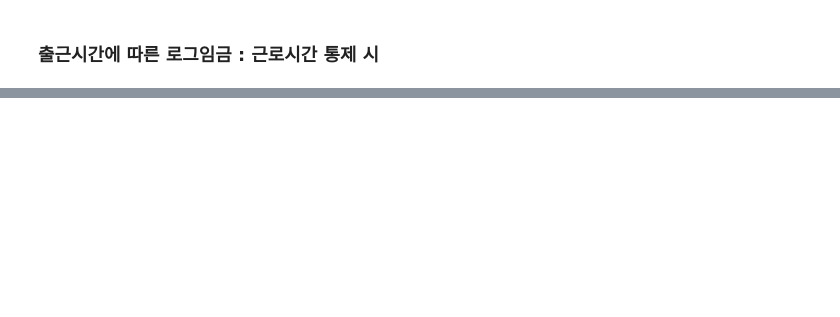
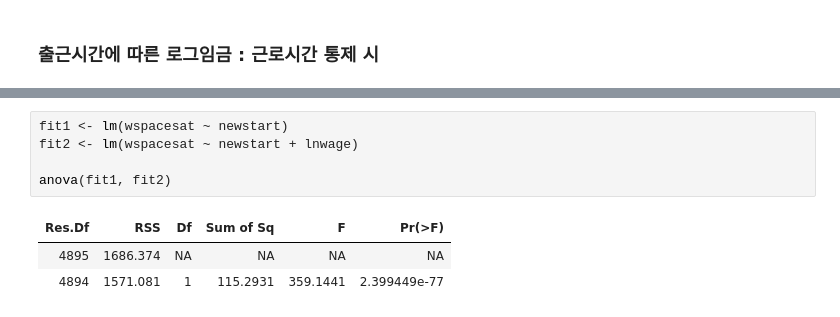
Before and after one commit to euneestella/khu_sda_project, a Jupyter notebook: data_analysis.ipynb, the cells around one changed output, grey strips where cells are left out. Saved outputs shown, nothing was run; the diff lists cells and outputs as text; blank space fills up the shorter version.

```diff
--- a/data_analysis.ipynb
+++ b/data_analysis.ipynb
@@ -291,0 +426,9 @@ F-statistic: 169.8 on 2 and 4889 DF,  p-value: < 2.2e-16
+# %%
+fit1 <- lm(wspacesat ~ newstart)
+fit2 <- lm(wspacesat ~ newstart + lnwage)
+
+anova(fit1, fit2)
+# %% [output]
+| Res.Df | RSS | Df | Sum of Sq | F | Pr(>F) |
+| 4895 | 1686.374 | NA | NA | NA | NA |
+| 4894 | 1571.081 | 1 | 115.2931 | 359.1441 | 2.399449e-77 |
```
Also changed, not shown: parts of 25 cells of this notebook.
